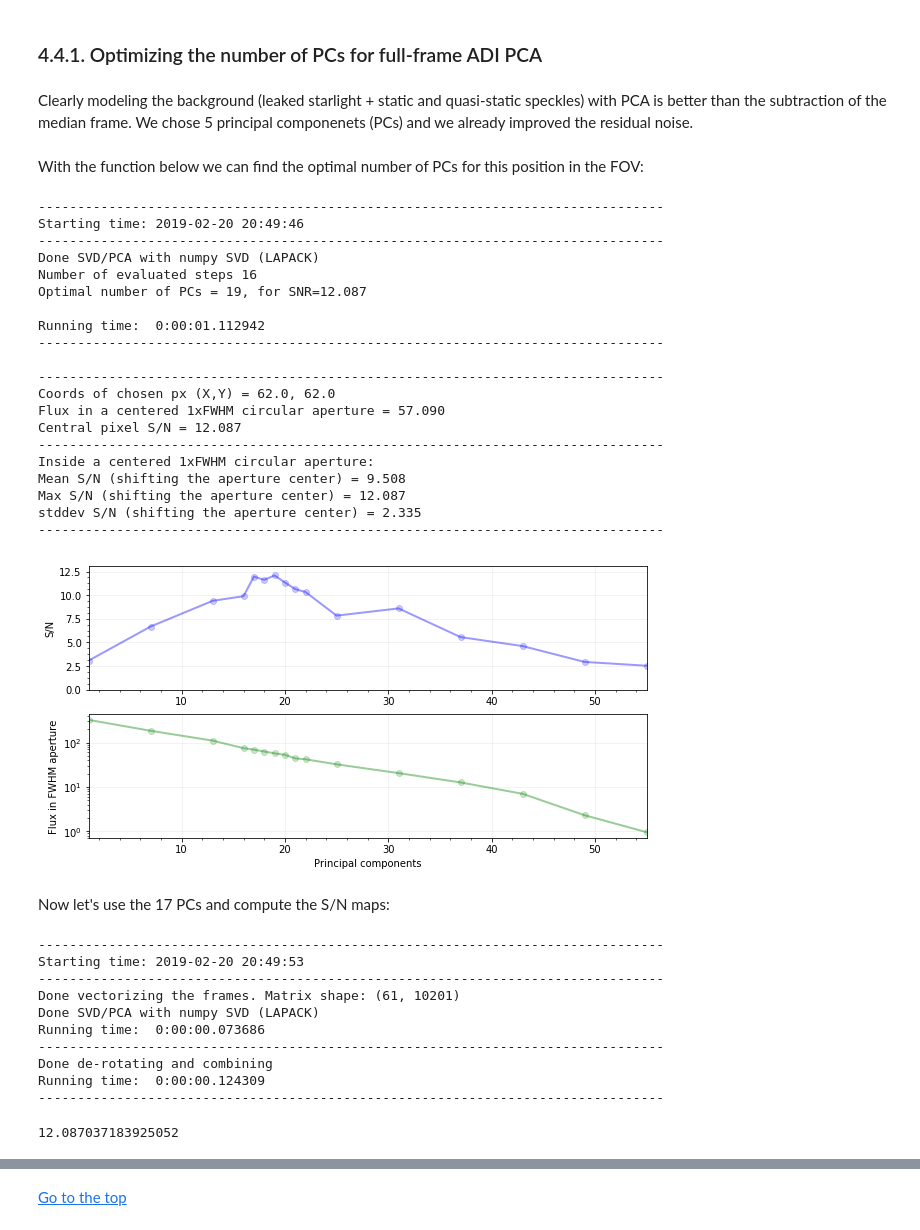
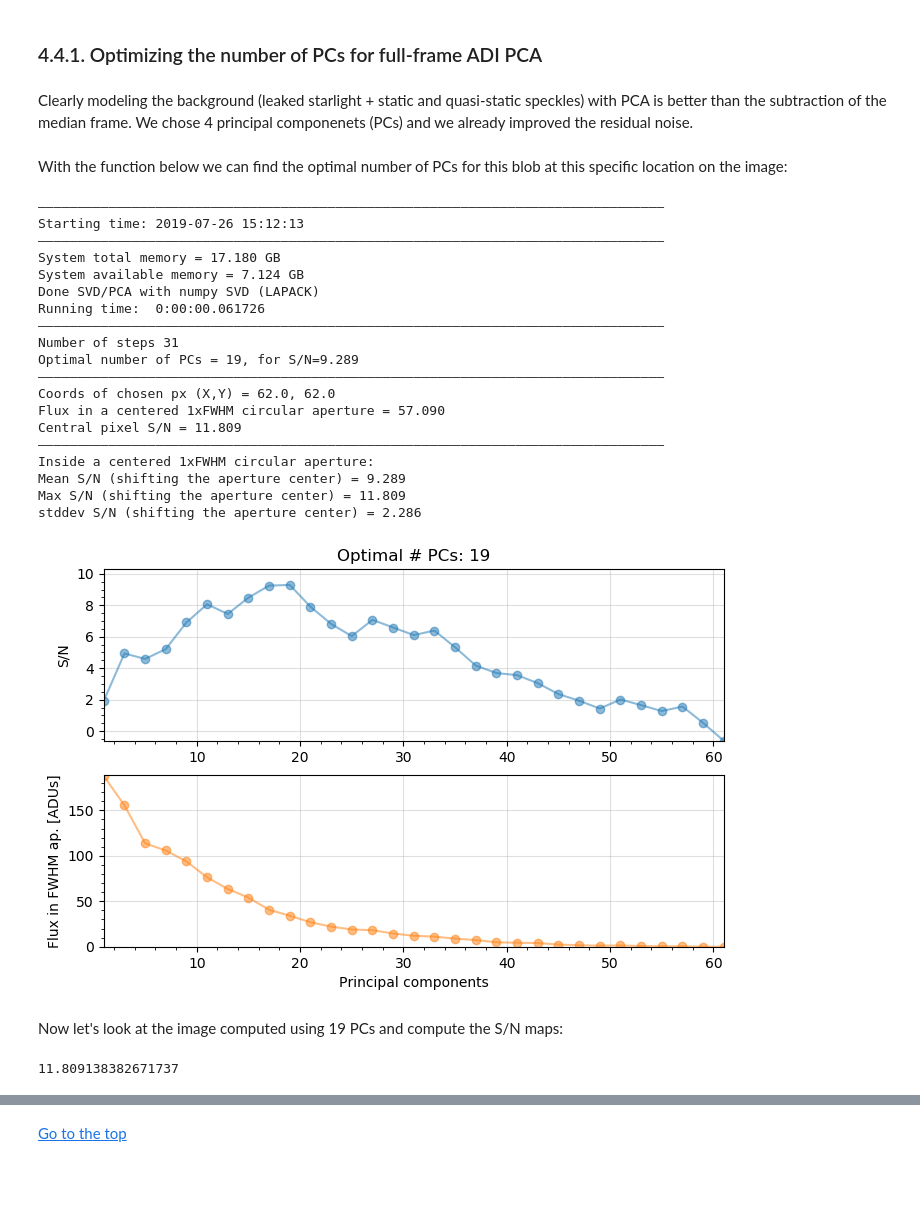
Before and after one commit to carlos-gg/VIP_extras, a Jupyter notebook: tutorials/01_adi_pre-postproc_fluxpos_ccs.ipynb, the cells around one changed output, grey strips where cells are left out. Drawn from its saved outputs; the diff is of its cells as text; code cells hidden in the pictures; blank space fills up the shorter version.

```diff
--- a/tutorials/01_adi_pre-postproc_fluxpos_ccs.ipynb
+++ b/tutorials/01_adi_pre-postproc_fluxpos_ccs.ipynb
@@ -165,6 +165,6 @@ from vip_hci.preproc import cube_recenter_2dfit, cube_recenter_dft_upsampling
 # %% [markdown]
 For the 2d Gaussian fit it's important to run the algorithm once with the `debug` parameter set to True in order to check the results of the 2d Gaussian fit. You may need to adjust the position of the center of the structure to be fitted and the `subi_size` (in pixels). When using the debug mode set `nproc` to 1 or the plots won't show up.
 # %%
-cube1, shy1, shx1 = cube_recenter_2dfit(cube_orig, (51, 51), fwhm_naco, nproc=1, subi_size=5,
+cube1, shy1, shx1 = cube_recenter_2dfit(cube_orig, xy=(51, 51), fwhm=fwhm_naco, nproc=1, subi_size=5,
                                         model='gauss', negative=True, full_output=True, debug=False)
 # %% [output]
@@ -378,54 +383,39 @@ plots(fr_pca1, vmin=-5)
 # %% [markdown]
 ### 4.4.1. Optimizing the number of PCs for full-frame ADI PCA
 # %% [markdown]
-Clearly modeling the background (leaked starlight + static and quasi-static speckles) with PCA is better than the subtraction of the median frame. We chose 5 principal componenets (PCs) and we already improved the residual noise.
+Clearly modeling the background (leaked starlight + static and quasi-static speckles) with PCA is better than the subtraction of the median frame. We chose 4 principal componenets (PCs) and we already improved the residual noise.
 # %% [markdown]
-With the function below we can find the optimal number of PCs for this position in the FOV:
+With the function below we can find the optimal number of PCs for this blob at this specific location on the image:
 # %%
-opt_pcs = vip.pca.pca_optimize_snr(cube, angs, fwhm=fwhm_naco, source_xy=(62,62),
-                                   mask_center_px=None, fmerit='px',
-                                   range_pcs=None)
+fr_pca2 = vip.pca.pca(cube, angs, fwhm=fwhm_naco, source_xy=(62,62),
+                      mask_center_px=None, ncomp=(1, 61, 2))
 # %% [output]
---------------------------------------------------------------------------------
-Starting time: 2019-02-20 20:49:46
---------------------------------------------------------------------------------
+――――――――――――――――――――――――――――――――――――――――――――――――――――――――――――――――――――――――――――――――
+Starting time: 2019-07-26 15:12:13
+――――――――――――――――――――――――――――――――――――――――――――――――――――――――――――――――――――――――――――――――
+System total memory = 17.180 GB
+System available memory = 7.124 GB
 Done SVD/PCA with numpy SVD (LAPACK)
-Number of evaluated steps 16
-Optimal number of PCs = 19, for SNR=12.087
-
-Running time:  0:00:01.112942
---------------------------------------------------------------------------------
-
---------------------------------------------------------------------------------
+Running time:  0:00:00.061726
+――――――――――――――――――――――――――――――――――――――――――――――――――――――――――――――――――――――――――――――――
+Number of steps 31
+Optimal number of PCs = 19, for S/N=9.289
+――――――――――――――――――――――――――――――――――――――――――――――――――――――――――――――――――――――――――――――――
 Coords of chosen px (X,Y) = 62.0, 62.0
 Flux in a centered 1xFWHM circular aperture = 57.090
-Central pixel S/N = 12.087
---------------------------------------------------------------------------------
+Central pixel S/N = 11.809
+――――――――――――――――――――――――――――――――――――――――――――――――――――――――――――――――――――――――――――――――
 Inside a centered 1xFWHM circular aperture:
-Mean S/N (shifting the aperture center) = 9.508
-Max S/N (shifting the aperture center) = 12.087
-stddev S/N (shifting the aperture center) = 2.335
---------------------------------------------------------------------------------
+Mean S/N (shifting the aperture center) = 9.289
+Max S/N (shifting the aperture center) = 11.809
+stddev S/N (shifting the aperture center) = 2.286
-[figure, old version]
+[figure, new version]
 # %% [markdown]
-Now let's use the 17 PCs and compute the S/N maps:
+Now let's look at the image computed using 19 PCs and compute the S/N maps:
-# %%
-fr_pca2 = vip.pca.pca(cube, angs, ncomp=opt_pcs, mask_center_px=None)
-# %% [output]
---------------------------------------------------------------------------------
-Starting time: 2019-02-20 20:49:53
---------------------------------------------------------------------------------
-Done vectorizing the frames. Matrix shape: (61, 10201)
-Done SVD/PCA with numpy SVD (LAPACK)
-Running time:  0:00:00.073686
---------------------------------------------------------------------------------
-Done de-rotating and combining
-Running time:  0:00:00.124309
---------------------------------------------------------------------------------
 # %%
-vip.metrics.snr_ss(fr_pca2, source_xy=(62, 62), fwhm=fwhm_naco)
+vip.metrics.snr(fr_pca2, source_xy=(62, 62), fwhm=fwhm_naco)
 # %% [output]
-12.087037183925052
+11.809138382671737
 # %%
 snrmap1 = vip.metrics.snrmap(fr_pca1, fwhm_naco, plot=False)
 snrmap2 = vip.metrics.snrmap(fr_pca2, fwhm_naco, plot=False)
```
Also changed, not shown: parts of 74 cells of this notebook.
